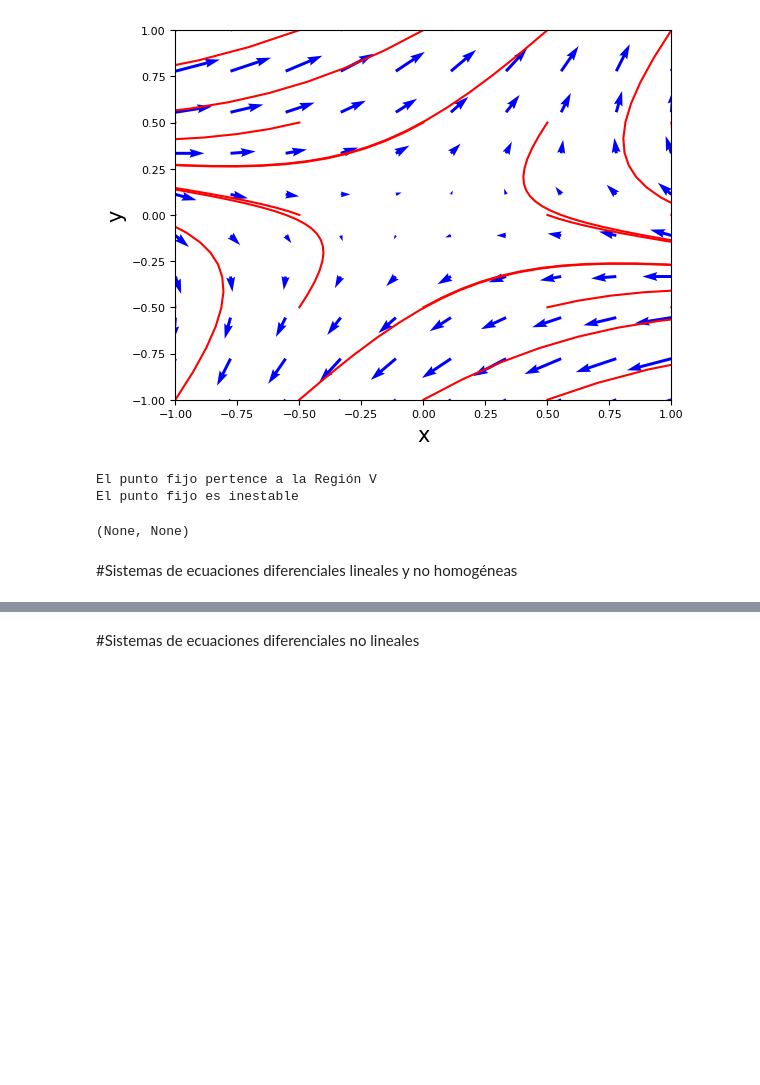
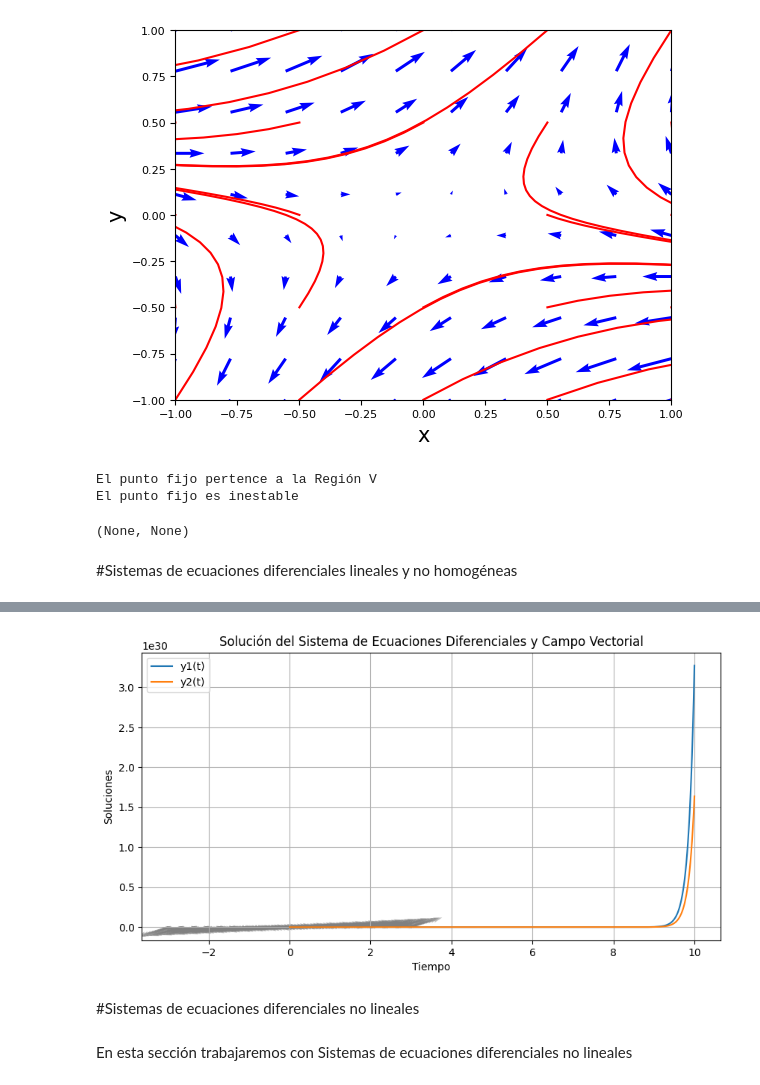
Before and after one commit to DesireeHc/EcuacionesDiferenciales, a Jupyter notebook: Clasificación.ipynb, the cells around one changed output, grey strips where cells are left out. Cells and saved outputs as stored; diff of their text form; code cells hidden in the pictures; blank space fills up the shorter version.

```diff
--- a/Clasificación.ipynb
+++ b/Clasificación.ipynb
@@ -276,2 +265,37 @@ Solución del sistema:
+# %%
+# Crear una cuadrícula de puntos
+Y1, Y2 = np.meshgrid(np.linspace(-3, 3, 20), np.linspace(-3, 3, 20))
+U = np.zeros(Y1.shape)
+V = np.zeros(Y2.shape)
+t0 = 0  # tiempo inicial para evaluar el campo vectorial
+
+# Evaluar el campo vectorial en cada punto de la cuadrícula
+for i in range(Y1.shape[0]):
+    for j in range(Y1.shape[1]):
+        y_prime = sistema_ecuaciones([Y1[i, j], Y2[i, j]], t0, A, B, C)
+        U[i, j] = y_prime[0]
+        V[i, j] = y_prime[1]
+
+# Graficar los resultados
+plt.figure(figsize=(10, 5))
+
+# Graficar las soluciones
+plt.plot(t, sol[:, 0], label='y1(t)')
+plt.plot(t, sol[:, 1], label='y2(t)')
+
+# Graficar el campo vectorial
+plt.quiver(Y1, Y2, U, V, color='gray', alpha=0.5)
+
+# Configurar el gráfico
+plt.xlabel('Tiempo')
+plt.ylabel('Soluciones')
+plt.legend()
+plt.title('Solución del Sistema de Ecuaciones Diferenciales y Campo Vectorial')
+plt.grid(True)
+plt.show()
+# %% [output]
+[figure, added]
 # %% [markdown]
 #Sistemas de ecuaciones diferenciales no lineales
+# %% [markdown]
+En esta sección trabajaremos con Sistemas de ecuaciones diferenciales no lineales
```
Also changed, not shown: parts of 15 cells of this notebook.
